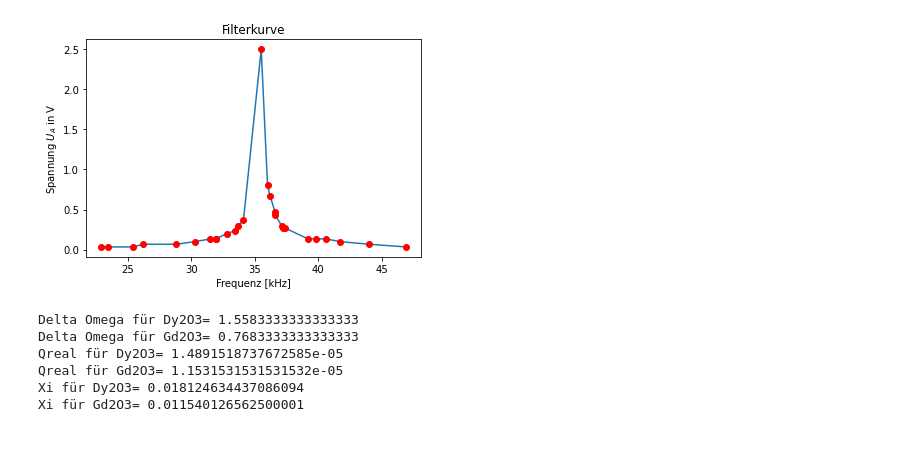
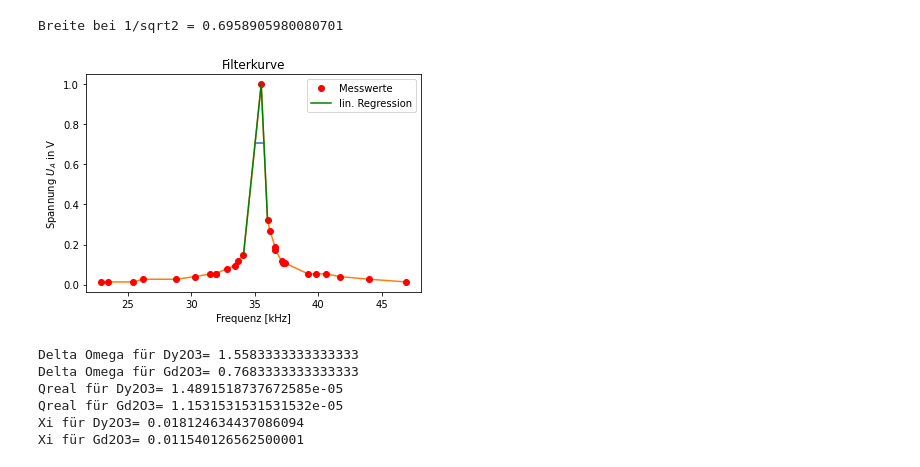
Before and after one commit to JackDO1998/Praktikum, a Jupyter notebook: Suszeptibilität/Rechnereien.ipynb, the cells around one changed output. Saved outputs shown, nothing was run; the diff lists cells and outputs as text; code cells hidden in the pictures.

```diff
--- a/Suszeptibilität/Rechnereien.ipynb
+++ b/Suszeptibilität/Rechnereien.ipynb
@@ -6,37 +6,41 @@ import uncertainties.unumpy as unp
 # %%
 hz=np.genfromtxt('amp.dat', usecols=(0))
 UAr=np.genfromtxt('amp.dat', usecols=(1))
 UA=UAr/30
-UE=1
+UE=2.5
 
 U=UA/UE
+
 a=12
 b=13
 einsm=(U[a]-U[a+1])/(hz[a]-hz[a+1])
 einsb=U[a]-(einsm*hz[a])
 einsy=1/np.sqrt(2)
 eins=(einsy-einsb)/einsm
 
 zweim=(U[b]-U[b+1])/(hz[b]-hz[b+1])
 zweib=U[b]-(zweim*hz[b])
 zweiy=1/np.sqrt(2)
 zwei=(zweiy-zweib)/zweim
 
-x=np.linspace(20,50)
-y=np.linspace(34.5,35.3)
-z=np.linspace(35.3,36)
-#plt.plot(x,1/np.sqrt(2)*(x/x))
+print('Breite bei 1/sqrt2 =',zwei-eins)
+x=np.linspace(eins,zwei)
+y=np.linspace(34.1,35.5)
+z=np.linspace(35.5,36)
+plt.plot(x,1/np.sqrt(2)*(x/x))
 
 plt.plot(hz,U)
-plt.plot(hz,U,'ro')
-#plt.plot(y,einsm*y+einsb)
-#plt.plot(z,zweim*z+zweib)
+plt.plot(hz,U,'ro',label='Messwerte')
+plt.plot(y,einsm*y+einsb,'g-',label='lin. Regression')
+plt.plot(z,zweim*z+zweib,'g-')
 plt.title('Filterkurve')
 plt.xlabel('Frequenz [kHz]')
 plt.ylabel('Spannung $U_A$ in V')
+plt.legend(loc='best')
 plt.savefig('verstaerker.pdf')
 # %% [output]
+Breite bei 1/sqrt2 = 0.6958905980080701
-[figure, old version]
+[figure, new version]
 # %%
 #Berechnung der Probeneigenschaften
 pwDy2O3=7800
```
Also changed, not shown: 37 other files.
